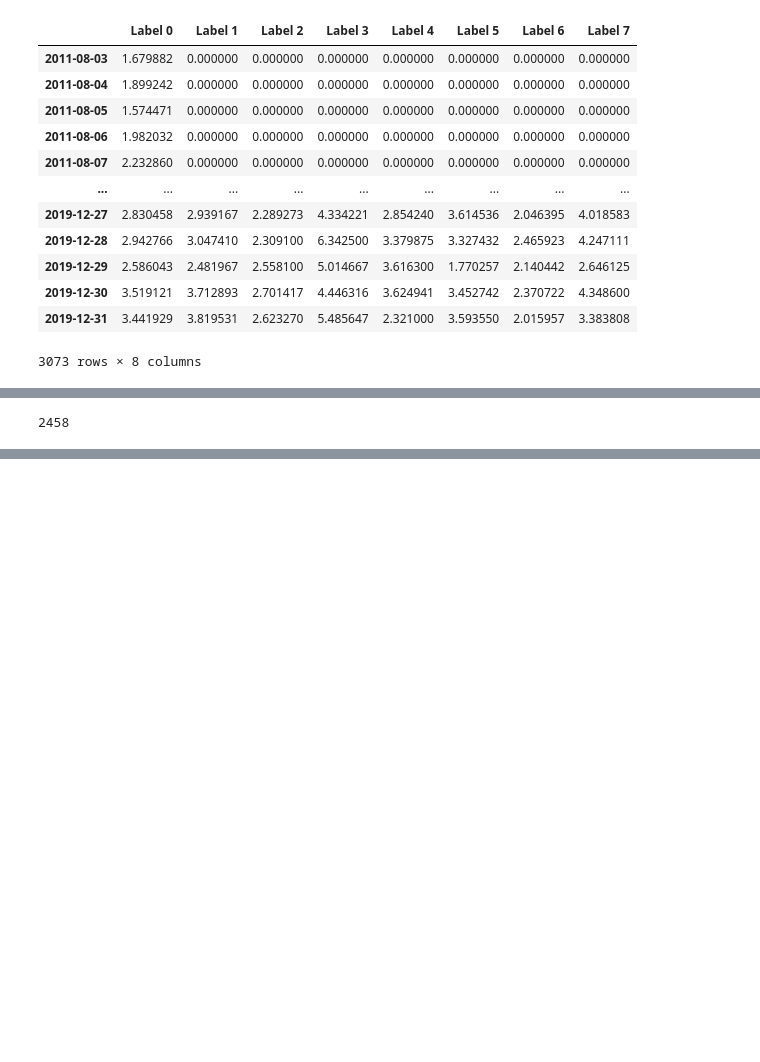
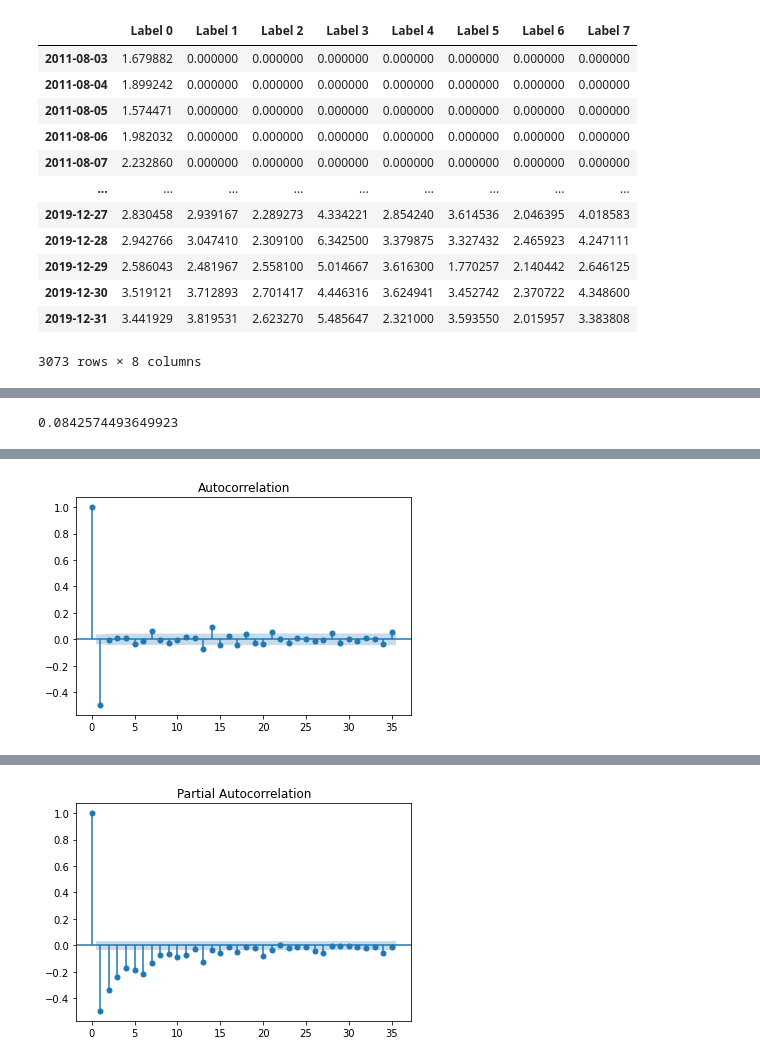
Before and after one commit to Jungar111/Bachelor2021, a Jupyter notebook: Modelling/Sarimax.ipynb, the cells around one changed output, grey strips where cells are left out. Saved outputs shown, nothing was run; the diff lists cells and outputs as text; code cells hidden in the pictures; blank space fills up the shorter version.

```diff
--- a/Modelling/Sarimax.ipynb
+++ b/Modelling/Sarimax.ipynb
@@ -99,4 +72,8 @@ for j in range(ma):
-# %%
-int((len(y_cols["Label 0"].index))*0.8)
-# %% [output]
-2458
+# %%
+print(adfuller(yt["Label 0"].diff().dropna())[1])
+plot_acf(yt["Label 0"].diff().dropna())
+plt.show()
+plot_pacf(yt["Label 0"].diff().dropna())
+plt.show()
+# %% [output]
+0.0842574493649923
@@ -102,0 +81 @@ int((len(y_cols["Label 0"].index))*0.8)
+[figure, added]
@@ -102,0 +83 @@ int((len(y_cols["Label 0"].index))*0.8)
+[figure, added]
```
Also changed, not shown: parts of 10 cells of this notebook, 3 other files.
